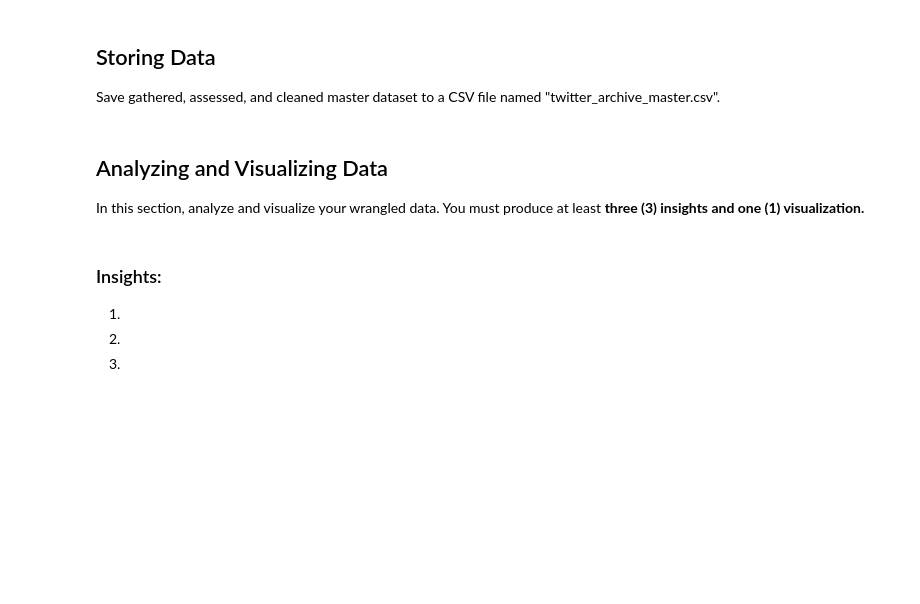
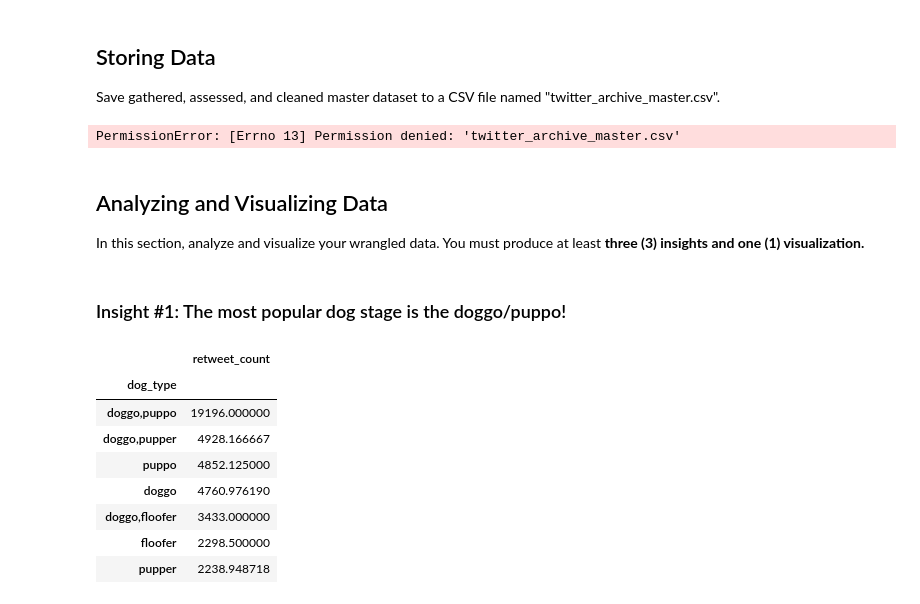
Before and after one commit to NoopyPro/DECI-data-analysis-project, a Jupyter notebook: wrangle_act.ipynb, the cells around one changed output. Saved outputs shown, nothing was run; the diff lists cells and outputs as text; code cells hidden in the pictures; blank space fills up the shorter version.

```diff
--- a/wrangle_act.ipynb
+++ b/wrangle_act.ipynb
@@ -404,7 +404,7 @@ Save gathered, assessed, and cleaned master dataset to a CSV file named "twitter
 # %%
 # Merge the cleaned datasets on tweet_id
 master_df = df_tae_clean.merge(df_img_clean, on='tweet_id', how='left').merge(
-    df_json_clean[['id_str', 'retweet_count', 'favorite_count']], left_on='tweet_id', right_on='id_str', how='left'
+    df_json_clean, left_on='tweet_id', right_on='id_str', how='left'
 )
 
 # Drop the redundant 'id_str' column after merge
@@ -412,13 +412,23 @@ master_df.drop(columns=['id_str'], inplace=True)
 
 # Save to CSV
 master_df.to_csv('twitter_archive_master.csv', index=False)
+# %% [output]
+PermissionError: [Errno 13] Permission denied: 'twitter_archive_master.csv'
 # %% [markdown]
 ## Analyzing and Visualizing Data
 In this section, analyze and visualize your wrangled data. You must produce at least **three (3) insights and one (1) visualization.**
-# %% [markdown]
-### Insights:
-1.
-
-2.
-
-3.
+# %% [markdown]
+### Insight #1: The most popular dog stage is the doggo/puppo!
+# %%
+df = master_df[['dog_type','retweet_count']].copy()
+df.groupby('dog_type').mean().sort_values(by='retweet_count', ascending=False)
+# %% [output]
+|  | retweet_count |
+| dog_type |  |
+| doggo,puppo | 19196.000000 |
+| doggo,pupper | 4928.166667 |
+| puppo | 4852.125000 |
+| doggo | 4760.976190 |
+| doggo,floofer | 3433.000000 |
+| floofer | 2298.500000 |
+| pupper | 2238.948718 |
```
Also changed, not shown: parts of 11 cells of this notebook, 4 other files.
